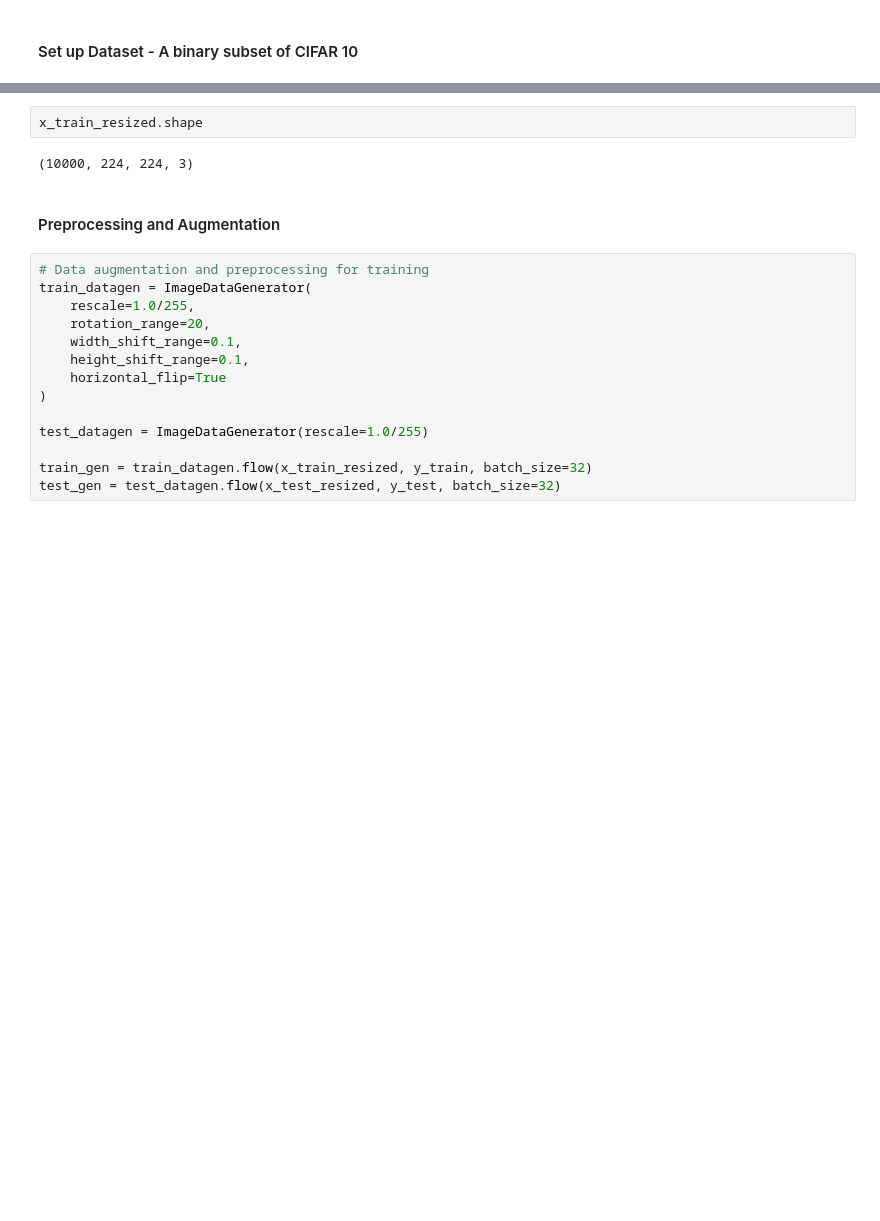
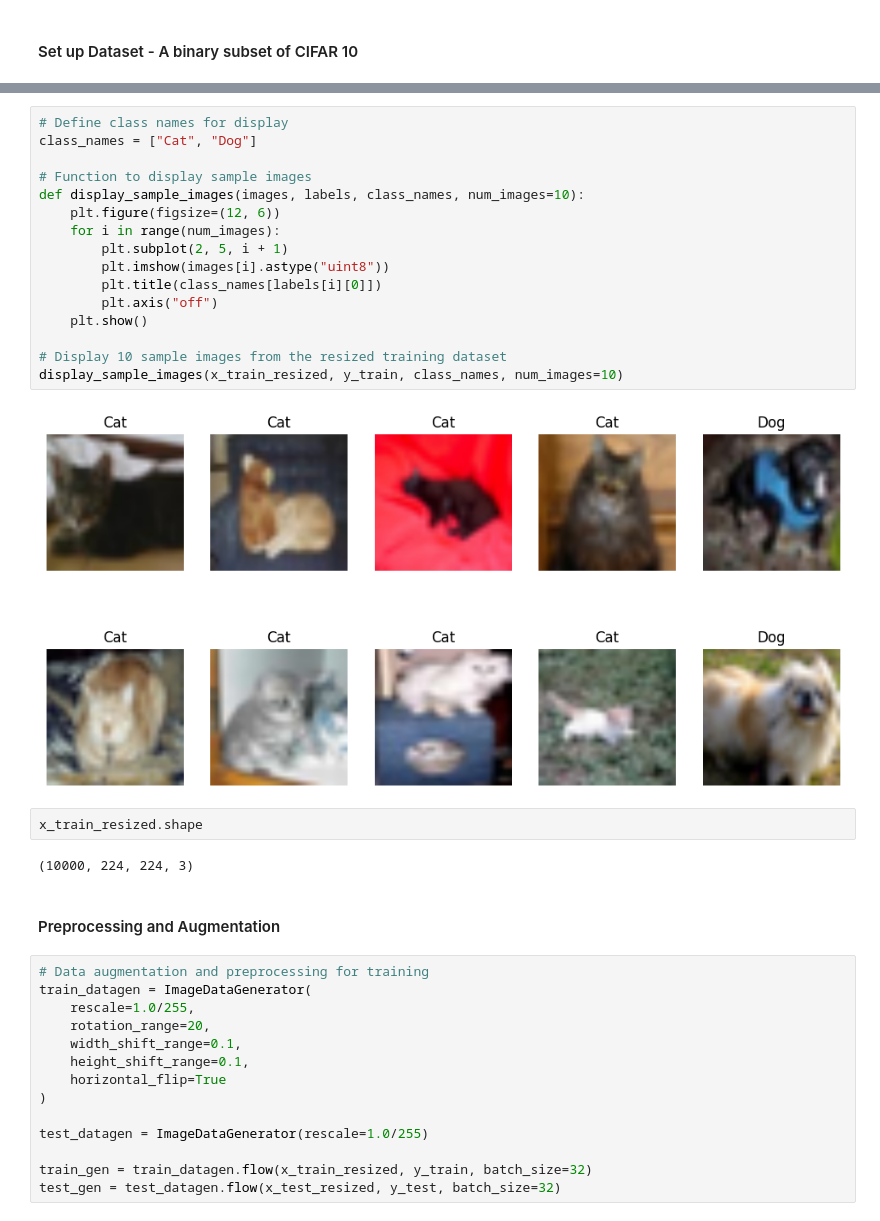
Before and after one commit to the-gauss/tiny-projects-ml, a Jupyter notebook: practice_assignments/u_adelaide/2.ipynb, the cells around one changed output, grey strips where cells are left out. Cells and saved outputs as stored; diff of their text form; blank space fills up the shorter version.

```diff
--- a/practice_assignments/u_adelaide/2.ipynb
+++ b/practice_assignments/u_adelaide/2.ipynb
@@ -33,6 +35,24 @@ def preprocess_images(images):
 
 x_train_resized = preprocess_images(x_train)
 x_test_resized = preprocess_images(x_test)
+# %%
+# Define class names for display
+class_names = ["Cat", "Dog"]
+
+# Function to display sample images
+def display_sample_images(images, labels, class_names, num_images=10):
+    plt.figure(figsize=(12, 6))
+    for i in range(num_images):
+        plt.subplot(2, 5, i + 1)
+        plt.imshow(images[i].astype("uint8"))
+        plt.title(class_names[labels[i][0]])
+        plt.axis("off")
+    plt.show()
+
+# Display 10 sample images from the resized training dataset
+display_sample_images(x_train_resized, y_train, class_names, num_images=10)
+# %% [output]
+[figure, added]
 # %%
 x_train_resized.shape
 # %% [output]
```
Also changed, not shown: parts of 10 cells of this notebook.
